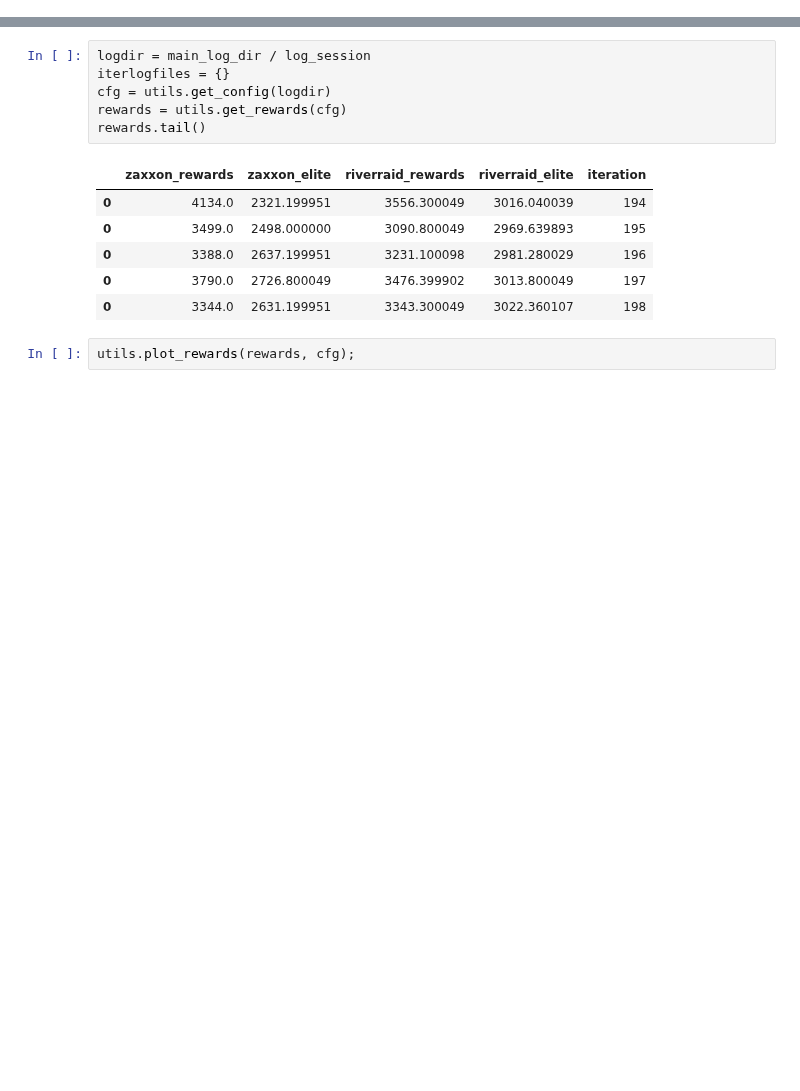
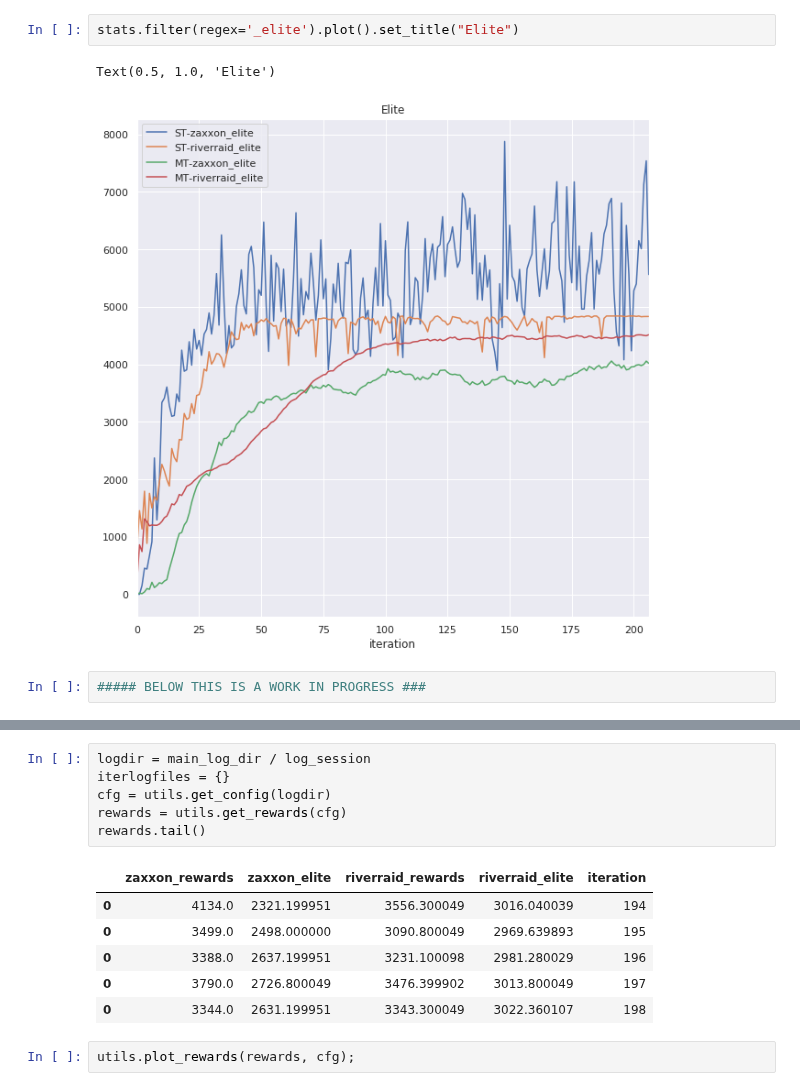
Before and after one commit to deyandyankov/research.mtne, a Jupyter notebook: gpu_implementation/analysis/metrics.ipynb, the cells around one changed output, grey strips where cells are left out. Cells and saved outputs as stored; diff of their text form; blank space fills up the shorter version.

```diff
--- a/gpu_implementation/analysis/metrics.ipynb
+++ b/gpu_implementation/analysis/metrics.ipynb
@@ -52,0 +66,7 @@ exp
+# %%
+stats.filter(regex='_elite').plot().set_title("Elite")
+# %% [output]
+Text(0.5, 1.0, 'Elite')
+[figure, added]
+# %%
+##### BELOW THIS IS A WORK IN PROGRESS ###
```
Also changed, not shown: parts of 17 cells of this notebook, 3 other files.
